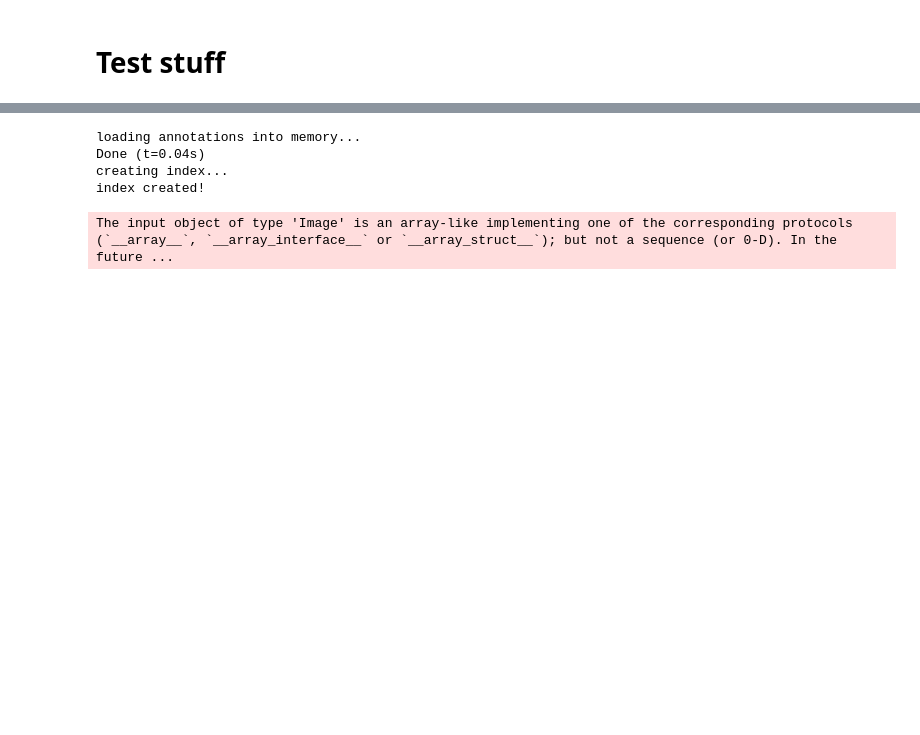
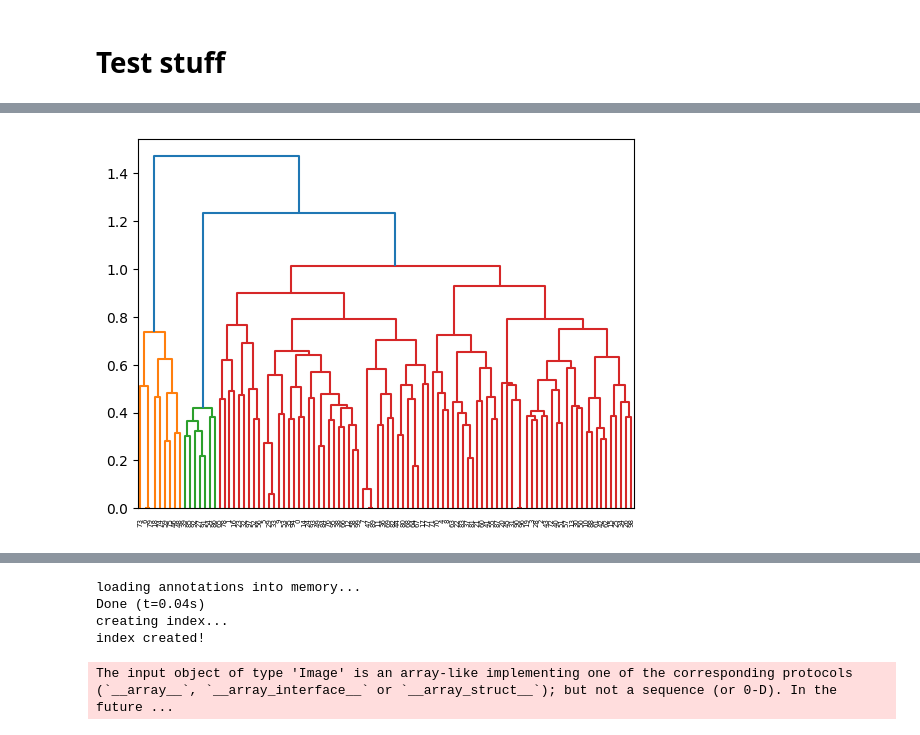
Before and after one commit to ginihumer/Amumo, a Jupyter notebook: notebooks/explore_clip.ipynb, the cells around one changed output, grey strips where cells are left out. Saved outputs shown, nothing was run; the diff lists cells and outputs as text; code cells hidden in the pictures; blank space fills up the shorter version.

```diff
--- a/notebooks/explore_clip.ipynb
+++ b/notebooks/explore_clip.ipynb
@@ -844,0 +885,5 @@ _ = get_textual_label_for_cluster([1,2,3,4,5,6,7,8,9,10], all_prompts)
+# %%
+sch.dendrogram(linkage)
+plt.show()
+# %% [output]
+[figure, added]
```
Also changed, not shown: parts of 15 cells of this notebook, 5 other files.
